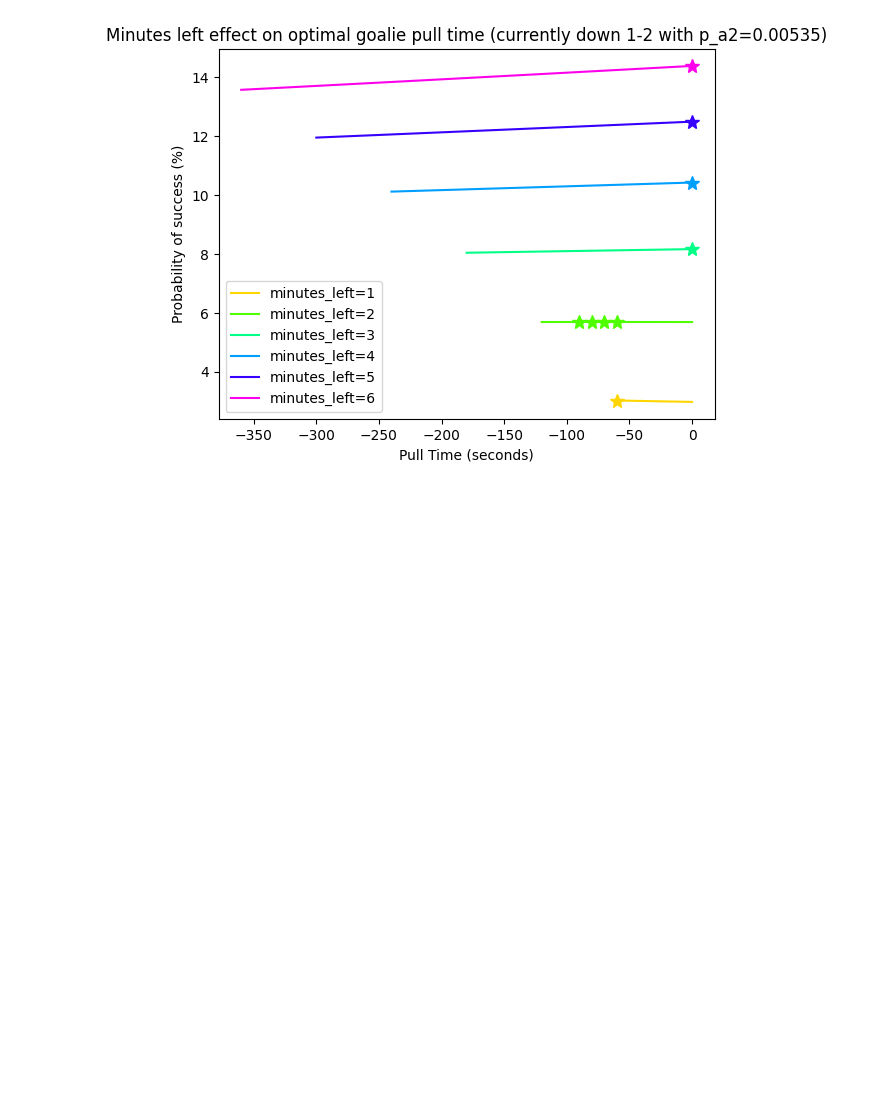
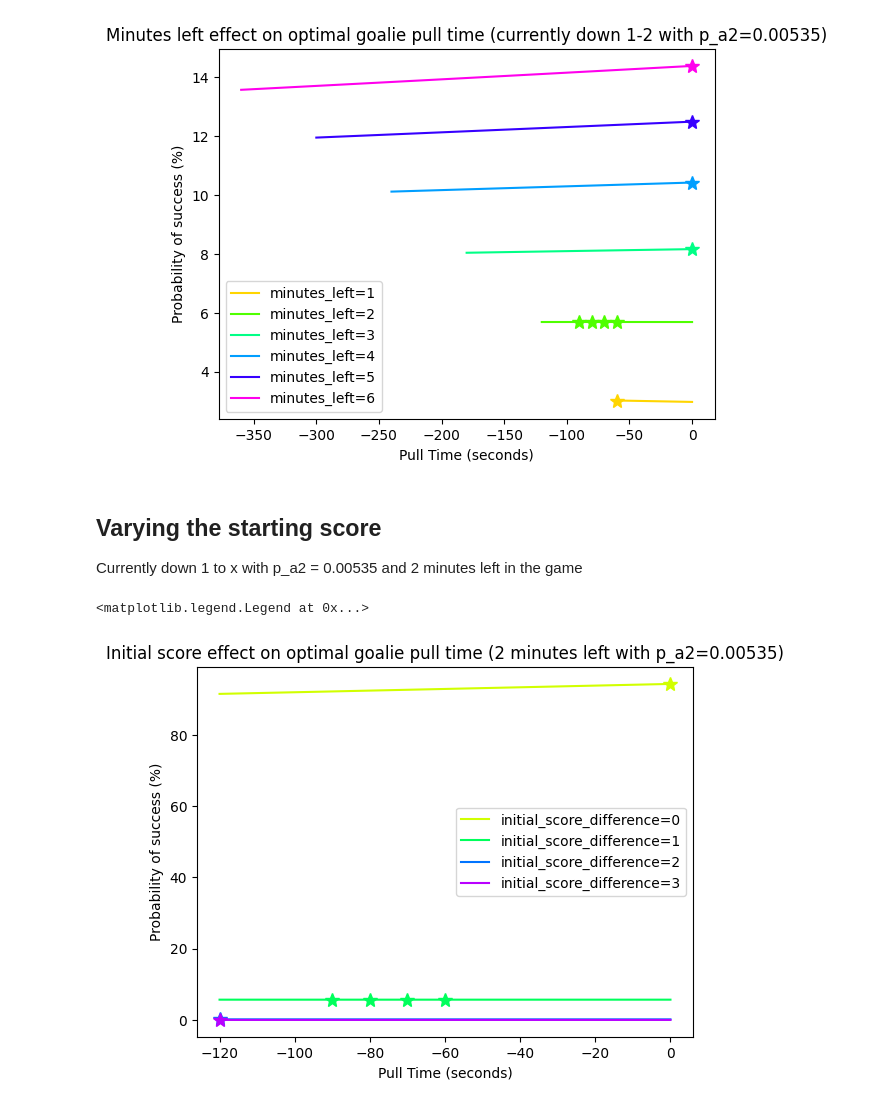
Before and after one commit to ryan-moreno/CS524-project, a Jupyter notebook: optimization/visualize_results.ipynb, the cells around one changed output. Drawn from its saved outputs; the diff is of its cells as text; code cells hidden in the pictures; blank space fills up the shorter version.

```diff
--- a/optimization/visualize_results.ipynb
+++ b/optimization/visualize_results.ipynb
@@ -234,3 +234,57 @@ plt.legend()
 # %% [output]
 <matplotlib.legend.Legend at 0x...>
 [figure]
+# %% [markdown]
+## Varying the starting score
+
+Currently down 1 to x with p_a2 = 0.00535 and 2 minutes left in the game
+# %%
+decisions_df = pkl.load(
+    open(
+        "results/2minleft_vary_score.pkl",
+        "rb",
+    )
+)
+
+# Make the time that the game ends 0
+decisions_df["pull_time"] = (
+    decisions_df["pull_time"] - 2 * 60
+)
+decisions_df["init_diff"] = decisions_df["b_0"] - 1
+
+init_diff_options = decisions_df["init_diff"].unique()
+
+# Create a color pallete with a different color per option
+palette = sns.color_palette("hsv", len(init_diff_options))
+color_map = dict(zip(init_diff_options, palette))
+
+
+for init_diff in init_diff_options:
+    decisions_df_init_diff = decisions_df[decisions_df["init_diff"] == init_diff]
+    # Plot pull time vs probability of success
+    plt.plot(
+        decisions_df_init_diff["pull_time"],
+        decisions_df_init_diff["prob_success"],
+        label=f"initial_score_difference={init_diff}",
+        color=color_map[init_diff],
+    )
+
+    # Find point(s) with highest probability of success
+    max_prob = decisions_df_init_diff["prob_success"].max()
+    best_pull_times = decisions_df_init_diff[
+        decisions_df_init_diff["prob_success"] == max_prob
+    ]["pull_time"]
+    for pull_time in best_pull_times:
+        opt_color = color_map[init_diff]
+        plt.plot(pull_time, max_prob, "r*", markersize=10, color=opt_color)
+
+# label x axis
+plt.xlabel("Pull Time (seconds)")
+plt.ylabel("Probability of success (%)")
+plt.title(
+    "Initial score effect on optimal goalie pull time (2 minutes left with p_a2=0.00535)"
+)
+plt.legend()
+# %% [output]
+<matplotlib.legend.Legend at 0x...>
+[figure, added]
```
Also changed, not shown: 2 other files.
